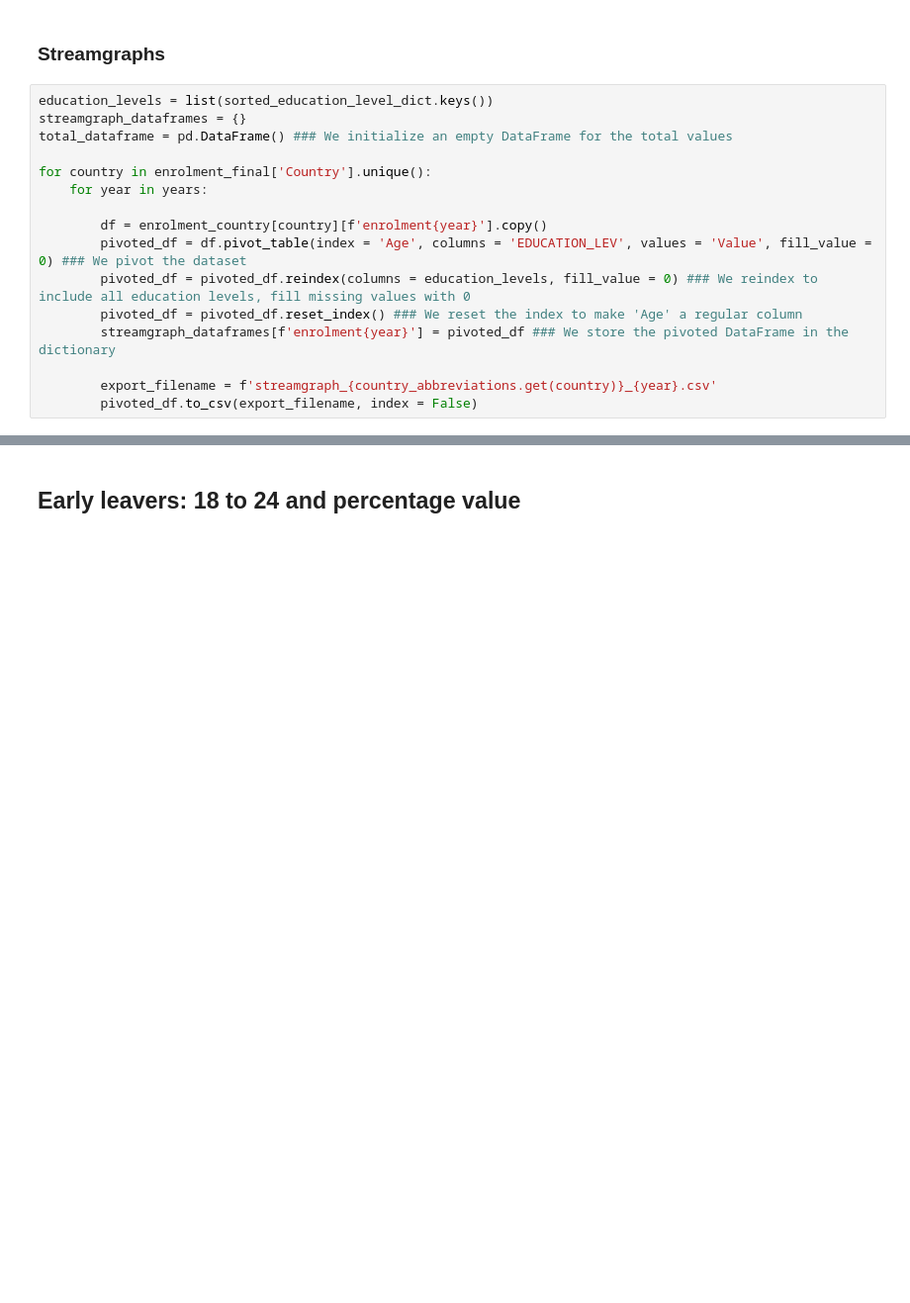
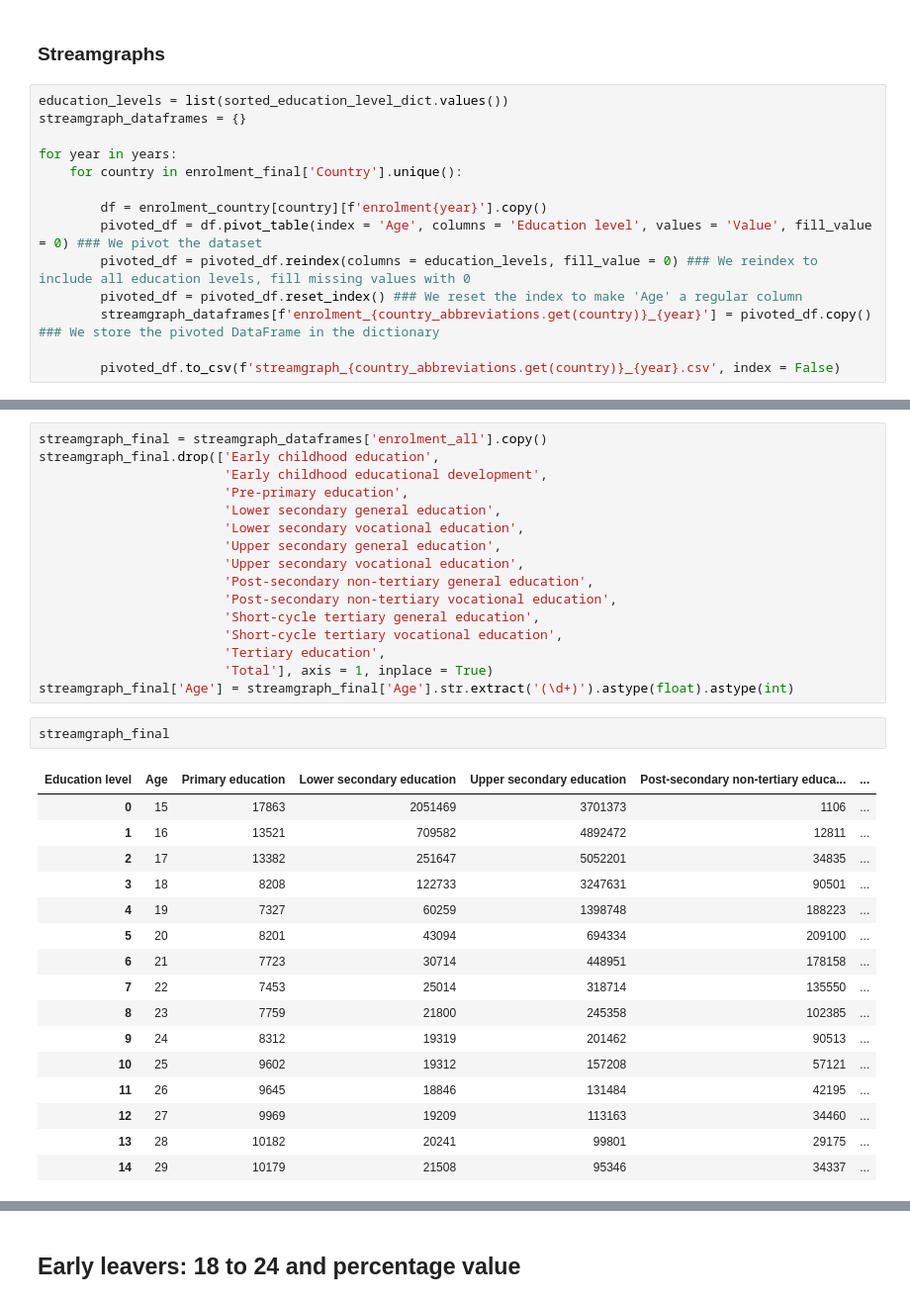
Before and after one commit to VittorioBartolomeoSecondin/DVISProject-CAValli_Team, a Jupyter notebook: Preprocessing_story2.ipynb, the cells around one changed output, grey strips where cells are left out. Shown: that part at 99% size. Drawn from its saved outputs; the diff is of its cells as text; blank space fills up the shorter version.

```diff
--- a/Preprocessing_story2.ipynb
+++ b/Preprocessing_story2.ipynb
@@ -483,18 +476,16 @@ for country in enrolment_final['Country'].unique():
 # %% [markdown]
 ### Streamgraphs
 # %%
-education_levels = list(sorted_education_level_dict.keys())
+education_levels = list(sorted_education_level_dict.values())
 streamgraph_dataframes = {}
-total_dataframe = pd.DataFrame() ### We initialize an empty DataFrame for the total values
 
-for country in enrolment_final['Country'].unique():
-    for year in years:
+for year in years:
+    for country in enrolment_final['Country'].unique():
 
         df = enrolment_country[country][f'enrolment{year}'].copy()
-        pivoted_df = df.pivot_table(index = 'Age', columns = 'EDUCATION_LEV', values = 'Value', fill_value = 0) ### We pivot the dataset
+        pivoted_df = df.pivot_table(index = 'Age', columns = 'Education level', values = 'Value', fill_value = 0) ### We pivot the dataset
         pivoted_df = pivoted_df.reindex(columns = education_levels, fill_value = 0) ### We reindex to include all education levels, fill missing values with 0
         pivoted_df = pivoted_df.reset_index() ### We reset the index to make 'Age' a regular column
-        streamgraph_dataframes[f'enrolment{year}'] = pivoted_df ### We store the pivoted DataFrame in the dictionary
+        streamgraph_dataframes[f'enrolment_{country_abbreviations.get(country)}_{year}'] = pivoted_df.copy() ### We store the pivoted DataFrame in the dictionary
 
-        export_filename = f'streamgraph_{country_abbreviations.get(country)}_{year}.csv'
-        pivoted_df.to_csv(export_filename, index = False)
+        pivoted_df.to_csv(f'streamgraph_{country_abbreviations.get(country)}_{year}.csv', index = False)
@@ -545,0 +524,35 @@ enrolment_all.to_csv('enrolment_all.csv', index=False)
+# %%
+streamgraph_final = streamgraph_dataframes['enrolment_all'].copy()
+streamgraph_final.drop(['Early childhood education',
+                        'Early childhood educational development',
+                        'Pre-primary education',
+                        'Lower secondary general education',
+                        'Lower secondary vocational education',
+                        'Upper secondary general education',
+                        'Upper secondary vocational education',
+                        'Post-secondary non-tertiary general education',
+                        'Post-secondary non-tertiary vocational education',
+                        'Short-cycle tertiary general education',
+                        'Short-cycle tertiary vocational education',
+                        'Tertiary education',
+                        'Total'], axis = 1, inplace = True)
+streamgraph_final['Age'] = streamgraph_final['Age'].str.extract('(\d+)').astype(float).astype(int)
+# %%
+streamgraph_final
+# %% [output]
+| Education level | Age | Primary education | Lower secondary education | Upper secondary education | Post-secondary non-tertiary educa... | ... |
+| 0 | 15 | 17863 | 2051469 | 3701373 | 1106 | ... |
+| 1 | 16 | 13521 | 709582 | 4892472 | 12811 | ... |
+| 2 | 17 | 13382 | 251647 | 5052201 | 34835 | ... |
+| 3 | 18 | 8208 | 122733 | 3247631 | 90501 | ... |
+| 4 | 19 | 7327 | 60259 | 1398748 | 188223 | ... |
+| 5 | 20 | 8201 | 43094 | 694334 | 209100 | ... |
+| 6 | 21 | 7723 | 30714 | 448951 | 178158 | ... |
+| 7 | 22 | 7453 | 25014 | 318714 | 135550 | ... |
+| 8 | 23 | 7759 | 21800 | 245358 | 102385 | ... |
+| 9 | 24 | 8312 | 19319 | 201462 | 90513 | ... |
+| 10 | 25 | 9602 | 19312 | 157208 | 57121 | ... |
+| 11 | 26 | 9645 | 18846 | 131484 | 42195 | ... |
+| 12 | 27 | 9969 | 19209 | 113163 | 34460 | ... |
+| 13 | 28 | 10182 | 20241 | 99801 | 29175 | ... |
+| 14 | 29 | 10179 | 21508 | 95346 | 34337 | ... |
```
Also changed, not shown: parts of 7 cells of this notebook.
